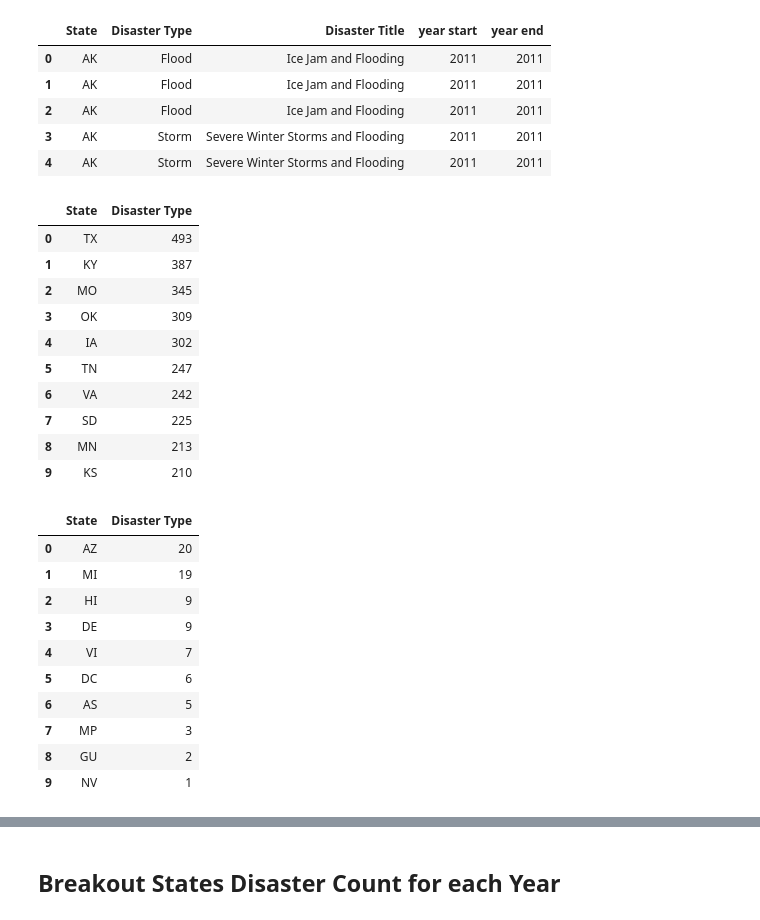
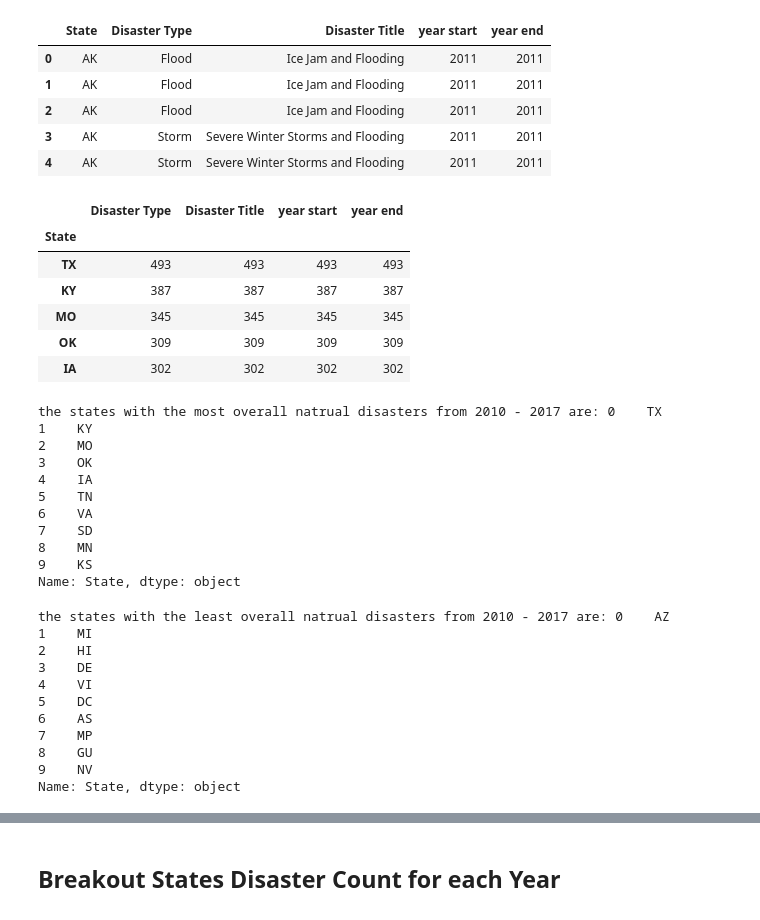
Before and after one commit to lrana-227/Housing_Project, a Jupyter notebook: summya editing folder/Disaster_visualizations.ipynb, the cells around one changed output, grey strips where cells are left out. Drawn from its saved outputs; the diff is of its cells as text; code cells hidden in the pictures.

```diff
--- a/summya editing folder/Disaster_visualizations.ipynb
+++ b/summya editing folder/Disaster_visualizations.ipynb
@@ -5,7 +5,7 @@ import scipy.stats as st
 import plotly.graph_objects as go
 import numpy as np
 # %%
-disaster_data_path = "..//disasters_clean.csv"
+disaster_data_path = "disasters_clean.csv"
 
 disaster_clean_df = pd.read_csv(disaster_data_path)
 disaster_clean_df.head()
@@ -34,25 +30,35 @@ disaster_clean_df.head()
 # %%
 #which states have the most nastural disasters over the period we are analysing ?
 
 state_grp = disaster_clean_df.groupby("State").count()
 ranked_disasters = state_grp.sort_values("Disaster Type", ascending = False)
-
-top_ten = ranked_disasters.head(10)
-top_ten = top_ten.reset_index()
-top_ten = top_ten[["State", "Disaster Type"]]
-top_ten
+ranked_disasters.head()
 # %% [output]
-|  | State | Disaster Type |
-| 0 | TX | 493 |
-| 1 | KY | 387 |
-| 2 | MO | 345 |
-| 3 | OK | 309 |
-| 4 | IA | 302 |
-| 5 | TN | 247 |
-| 6 | VA | 242 |
-| 7 | SD | 225 |
-| 8 | MN | 213 |
-| 9 | KS | 210 |
+|  | Disaster Type | Disaster Title | year start | year end |
+| State |  |  |  |  |
+| TX | 493 | 493 | 493 | 493 |
+| KY | 387 | 387 | 387 | 387 |
+| MO | 345 | 345 | 345 | 345 |
+| OK | 309 | 309 | 309 | 309 |
+| IA | 302 | 302 | 302 | 302 |
+# %%
+top_ten = ranked_disasters.head(10)
+top_ten = top_ten.reset_index()
+top_ten = top_ten[["State", "Disaster Type"]]
+top_ten
+print (f'the states with the most overall natrual disasters from 2010 - 2017 are: {top_ten["State"]}')
+# %% [output]
+the states with the most overall natrual disasters from 2010 - 2017 are: 0    TX
+1    KY
+2    MO
+3    OK
+4    IA
+5    TN
+6    VA
+7    SD
+8    MN
+9    KS
+Name: State, dtype: object
 # %%
 #which states have the least nastural disasters over the period we are analysing ?
 
@@ -60,16 +66,18 @@ bottom_ten = ranked_disasters.tail(10)
 bottom_ten = bottom_ten.reset_index()
 bottom_ten = bottom_ten[["State", "Disaster Type"]]
 bottom_ten
+top_ten
+print (f'the states with the least overall natrual disasters from 2010 - 2017 are: {bottom_ten["State"]}')
 # %% [output]
-|  | State | Disaster Type |
-| 0 | AZ | 20 |
-| 1 | MI | 19 |
-| 2 | HI | 9 |
-| 3 | DE | 9 |
-| 4 | VI | 7 |
-| 5 | DC | 6 |
-| 6 | AS | 5 |
-| 7 | MP | 3 |
-| 8 | GU | 2 |
-| 9 | NV | 1 |
+the states with the least overall natrual disasters from 2010 - 2017 are: 0    AZ
+1    MI
+2    HI
+3    DE
+4    VI
+5    DC
+6    AS
+7    MP
+8    GU
+9    NV
+Name: State, dtype: object
 # %%
```
Also changed, not shown: parts of 19 cells of this notebook, 25 other files.
